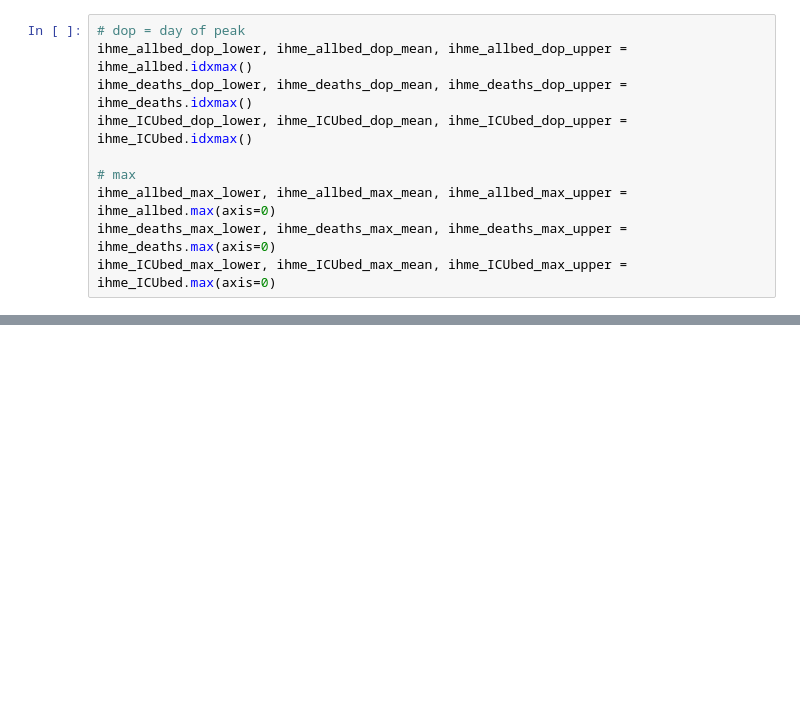
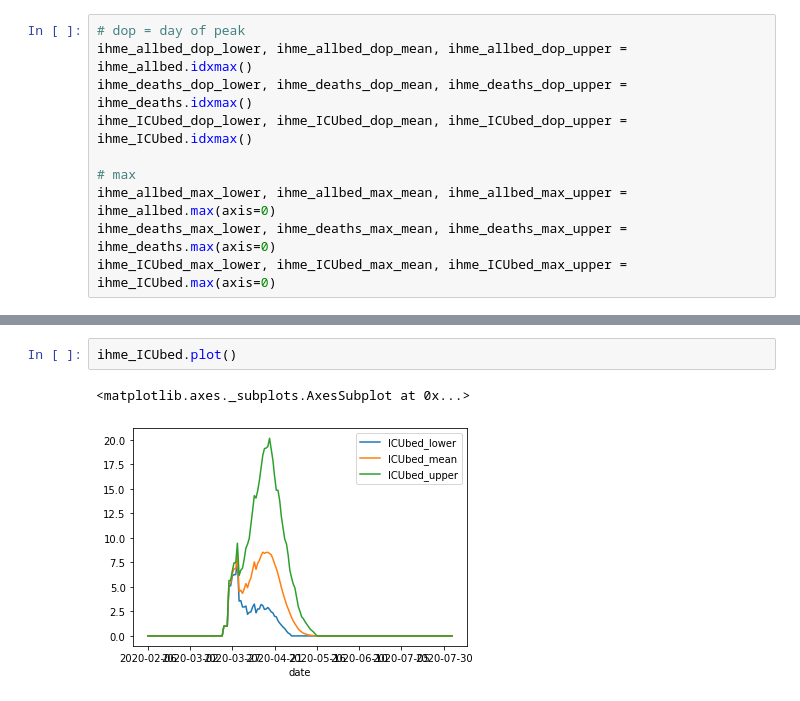
Before and after one commit to nicksilver/cov19-mod-comp, a Jupyter notebook: mod_explore.ipynb, the cells around one changed output, grey strips where cells are left out. Saved outputs shown, nothing was run; the diff lists cells and outputs as text; blank space fills up the shorter version.

```diff
--- a/mod_explore.ipynb
+++ b/mod_explore.ipynb
@@ -37,0 +69,5 @@ ihme_ICUbed_max_lower, ihme_ICUbed_max_mean, ihme_ICUbed_max_upper = ihme_ICUbed
+# %%
+ihme_ICUbed.plot()
+# %% [output]
+<matplotlib.axes._subplots.AxesSubplot at 0x...>
+[figure, added]
```
Also changed, not shown: parts of 5 cells of this notebook, 2 other files.
